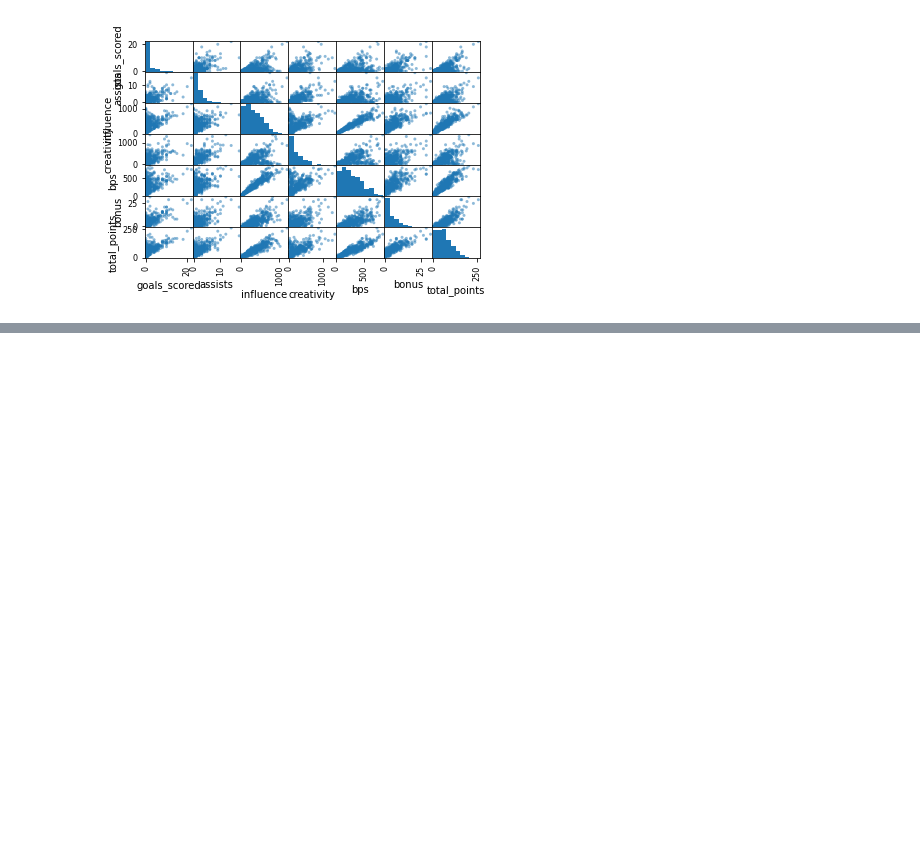
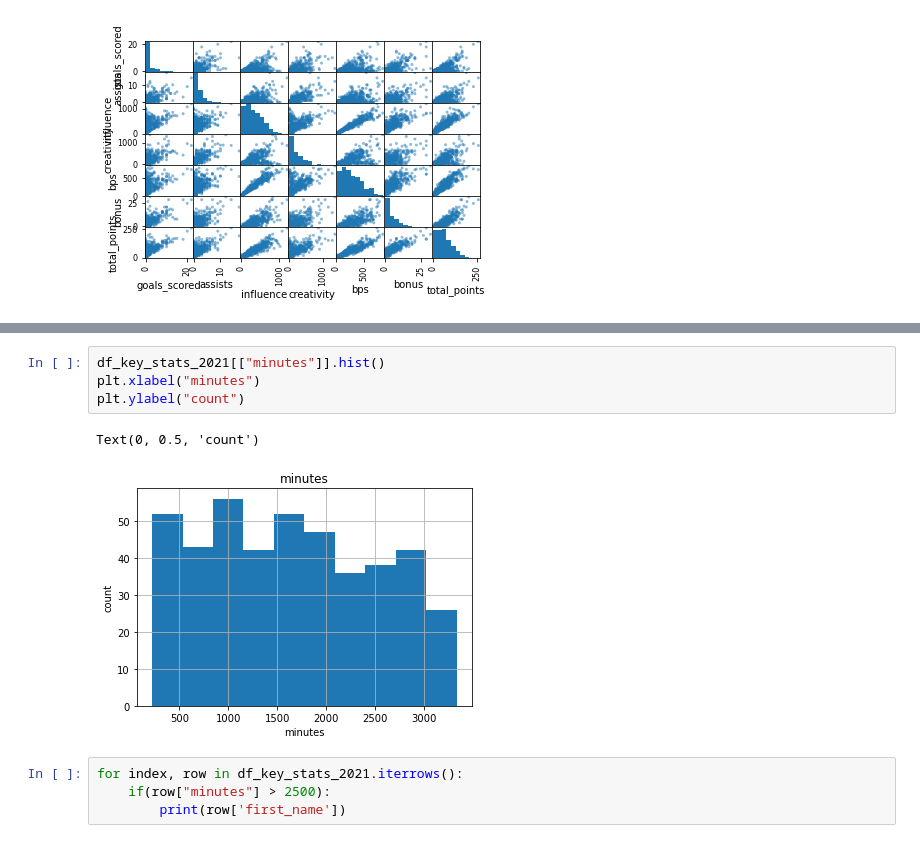
Before and after one commit to Smily-Pirate/Fpldatascrap, a Jupyter notebook: Fpl_fun.ipynb, the cells around one changed output, grey strips where cells are left out. Saved outputs shown, nothing was run; the diff lists cells and outputs as text; blank space fills up the shorter version.

```diff
--- a/Fpl_fun.ipynb
+++ b/Fpl_fun.ipynb
@@ -224,0 +374,11 @@ TypeError: Singleton array array(None, dtype=object) cannot be considered a vali
+# %%
+df_key_stats_2021[["minutes"]].hist()
+plt.xlabel("minutes")
+plt.ylabel("count")
+# %% [output]
+Text(0, 0.5, 'count')
+[figure, added]
+# %%
+for index, row in df_key_stats_2021.iterrows():
+    if(row["minutes"] > 2500):
+        print(row['first_name'])
```
Also changed, not shown: parts of 11 cells of this notebook.
